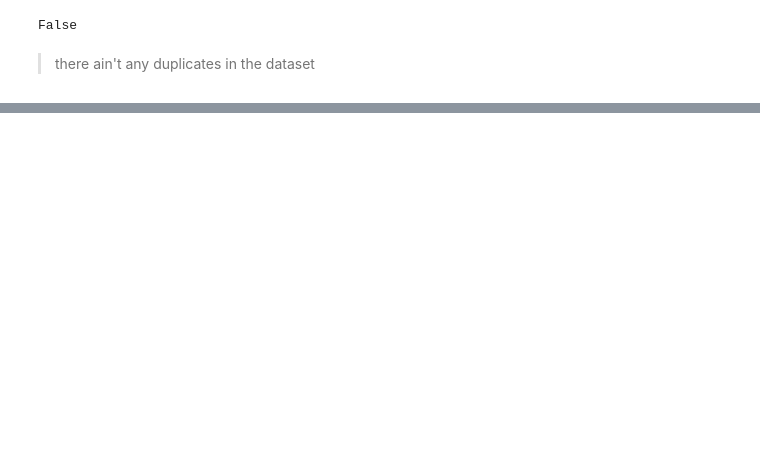
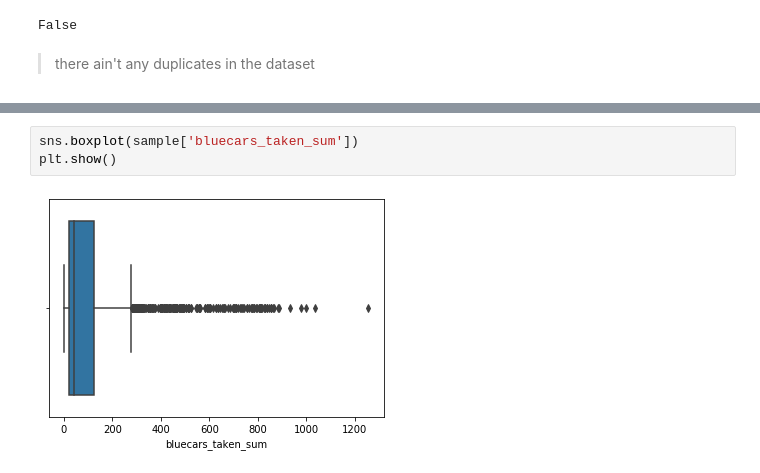
Before and after one commit to victoriousvictor42/electic-car, a Jupyter notebook: Autolib.ipynb, the cells around one changed output, grey strips where cells are left out. Saved outputs shown, nothing was run; the diff lists cells and outputs as text; blank space fills up the shorter version.

```diff
--- a/Autolib.ipynb
+++ b/Autolib.ipynb
@@ -124,0 +124,5 @@ sys_sample(df1, r = 1, n = 8)
+# %%
+sns.boxplot(sample['bluecars_taken_sum'])
+plt.show()
+# %% [output]
+[figure, added]
```
Also changed, not shown: parts of 30 cells of this notebook.
